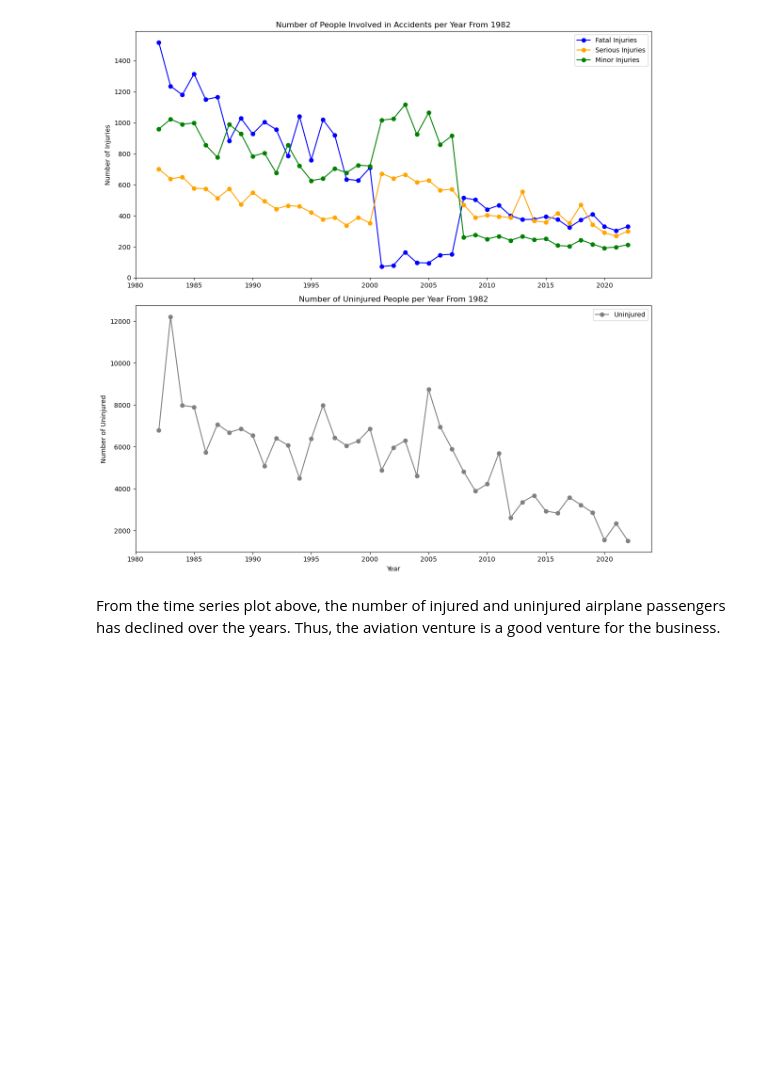
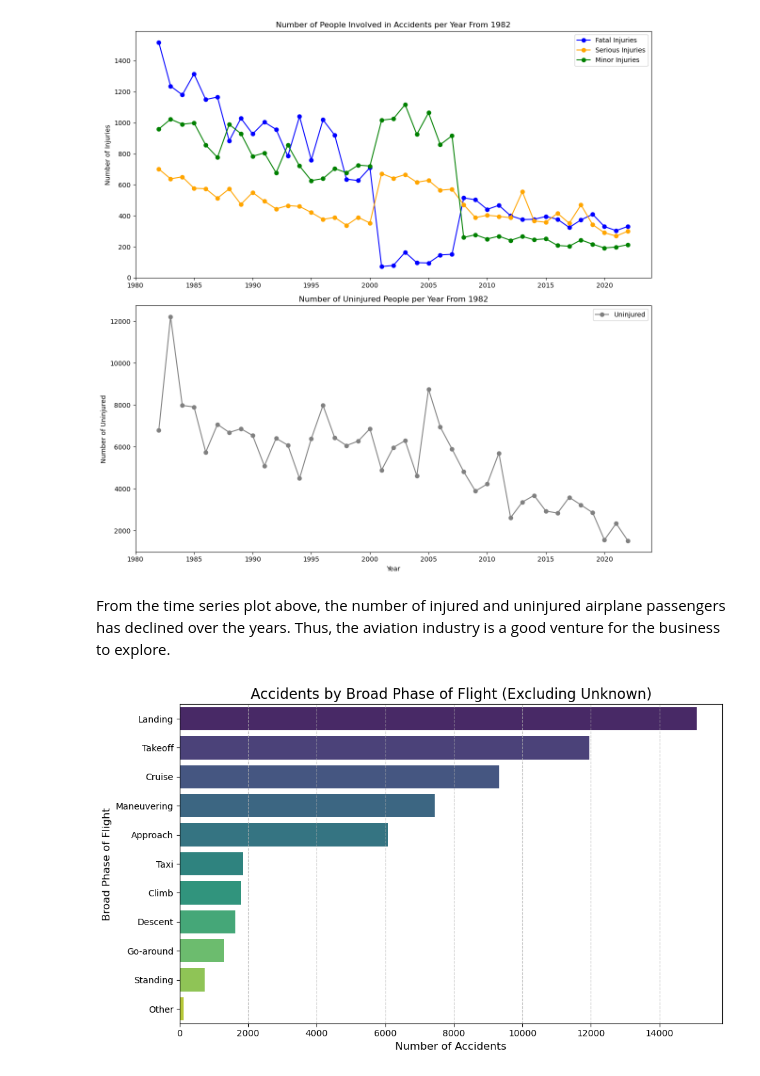
Before and after one commit to Rodgerdev/aircraft-analysis, a Jupyter notebook: aviation_analysis.ipynb, the cells around one changed output. Cells and saved outputs as stored; diff of their text form; code cells hidden in the pictures; blank space fills up the shorter version.

```diff
--- a/aviation_analysis.ipynb
+++ b/aviation_analysis.ipynb
@@ -974,4 +1048,19 @@ plt.show()
 [figure]
 # %% [markdown]
 From the time series plot above, the number of injured and uninjured airplane passengers has declined over the years.
-Thus, the aviation venture is a good venture for the business.
+Thus, the aviation industry is a good venture for the business to explore.
+# %%
+# Filter out 'Unknown' from the broad phase of flight
+filtered_phase_counts = df_usa[df_usa['broad_phase_of_flight'] != 'Unknown']['broad_phase_of_flight'].value_counts()
+
+# Create a bar plot for filtered broad phases of flight
+plt.figure(figsize=(10, 6))
+sns.barplot(x=filtered_phase_counts.values, y=filtered_phase_counts.index, palette='viridis')
+plt.title('Accidents by Broad Phase of Flight (Excluding Unknown)', fontsize=16)
+plt.xlabel('Number of Accidents', fontsize=12)
+plt.ylabel('Broad Phase of Flight', fontsize=12)
+plt.grid(axis='x', linestyle='--', alpha=0.7)
+plt.tight_layout()
+plt.show()
+# %% [output]
+[figure, added]
```
Also changed, not shown: parts of 26 cells of this notebook, 1 other file.
